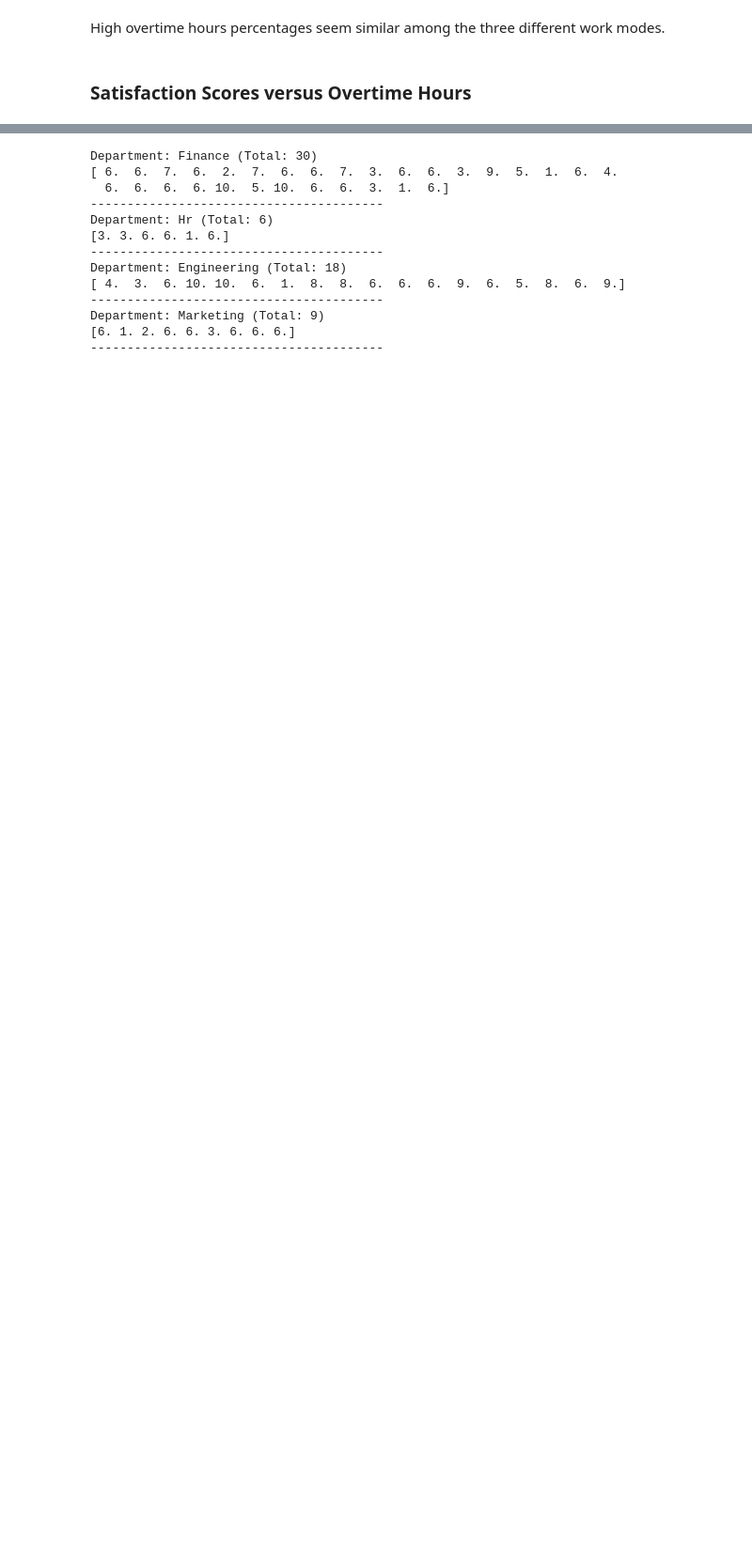
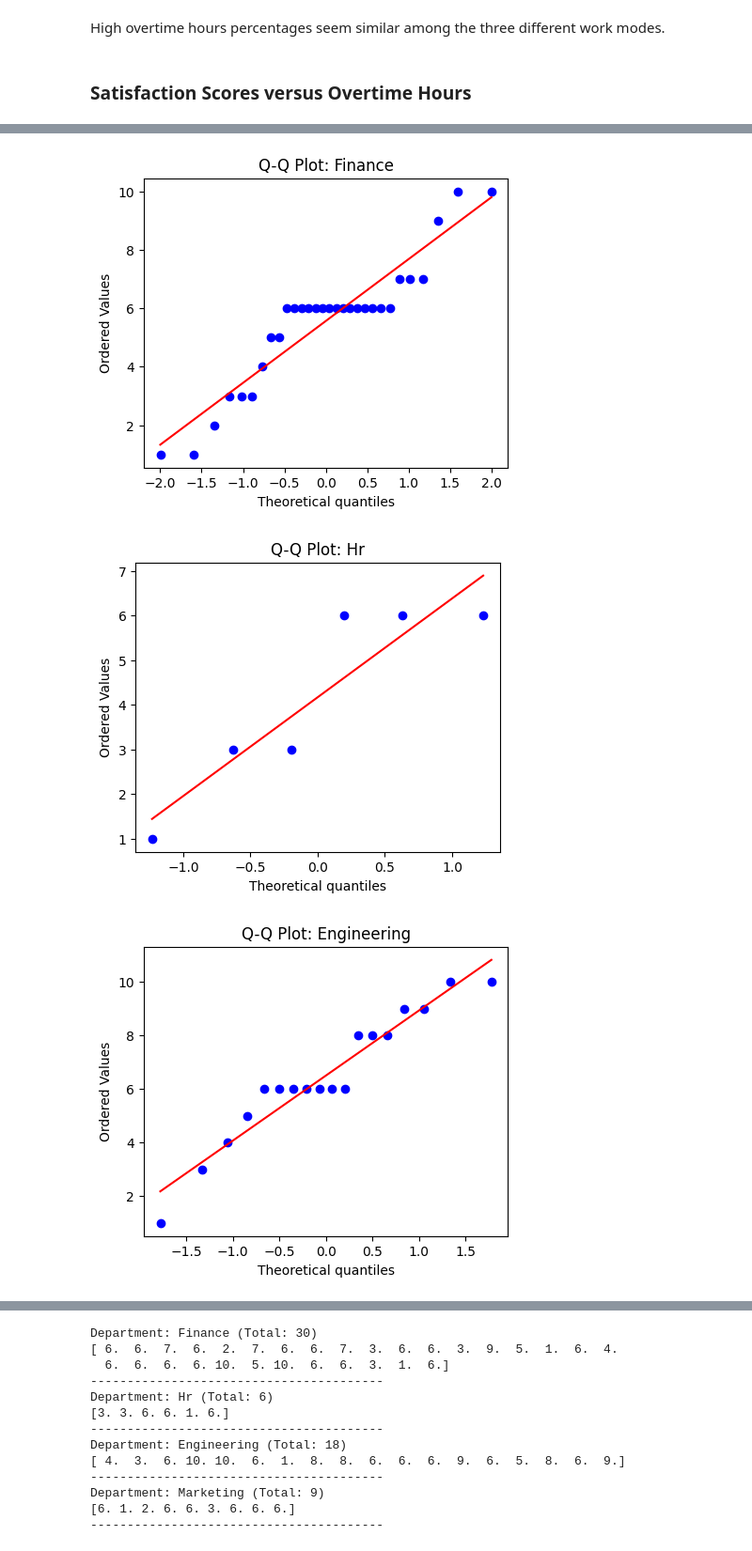
Before and after one commit to aysuntm/engage-metrics-workforce-analytics, a Jupyter notebook: notebooks/03_statistical_analysis.ipynb, the cells around one changed output, grey strips where cells are left out. Shown at 94% size. Drawn from its saved outputs; the diff is of its cells as text; code cells hidden in the pictures; blank space fills up the shorter version.

```diff
--- a/notebooks/03_statistical_analysis.ipynb
+++ b/notebooks/03_statistical_analysis.ipynb
@@ -124,0 +89,5 @@ Degrees of Freedom:   2
+# %%
+# Create bins for overtime hours
+bin_edges = np.linspace(0, df['overtime_hours'].max(), num=5)
+df['overtime_bins'] = pd.cut(df['overtime_hours'], bins=bin_edges, include_lowest=True)
+print(df['overtime_bins'].value_counts().sort_index())
@@ -130,0 +136,8 @@ Group the data by department for the ANOVA input by extracting the satisfaction
+# %%
+from scipy.stats import levene
+
+groups = [df[df['department'] == dept]['satisfaction_score']
+    for dept in df['department'].unique()]
+
+stat, p = levene(*groups)
+print(p)
@@ -130,0 +146,12 @@ Group the data by department for the ANOVA input by extracting the satisfaction
+# %%
+from scipy.stats import shapiro
+
+for dept in df['department'].unique():
+    scores = df[df['department'] == dept]['satisfaction_score']
+
+    stat, p_val = shapiro(scores)
+
+    print(f"{dept}")
+    print(f"n = {len(scores)}")
+    print(f"Shapiro p-value = {p_val:.4f}")
+    print("-" * 30)
@@ -130,0 +175,18 @@ Group the data by department for the ANOVA input by extracting the satisfaction
+# %%
+from scipy.stats import probplot
+import matplotlib.pyplot as plt
+
+departments = df['department'].unique()
+
+for dept in departments:
+    scores = df[df['department'] == dept]['satisfaction_score']
+
+    plt.figure(figsize=(5,4))
+    probplot(scores, dist='norm', plot=plt)
+
+    plt.title(f'Q-Q Plot: {dept}')
+    plt.show()
+# %% [output]
+[figure, added]
+[figure, added]
+[figure, added]
```
Also changed, not shown: parts of 27 cells of this notebook.
